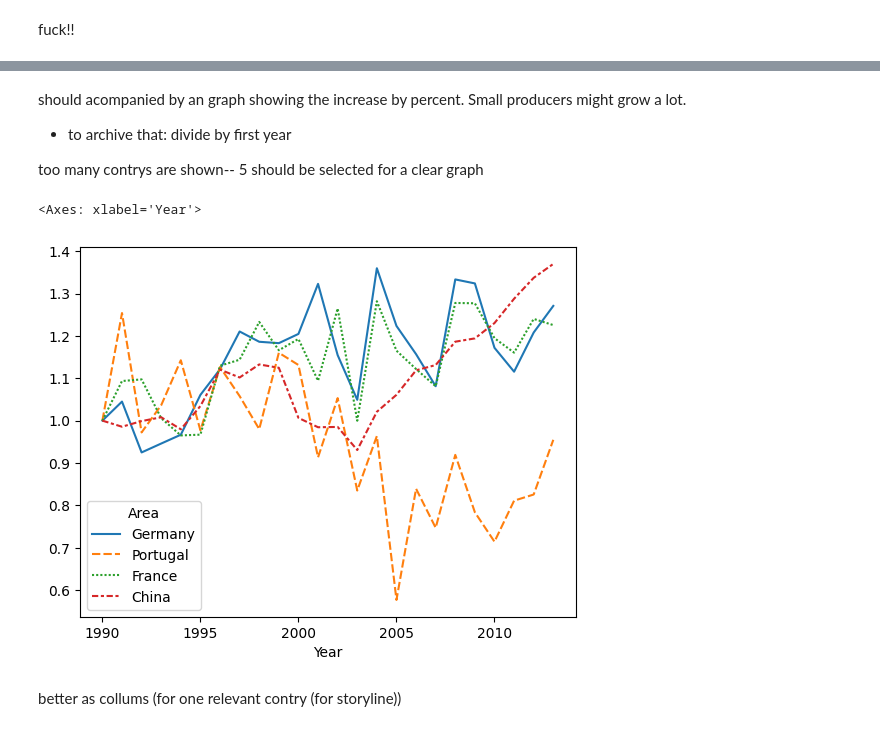
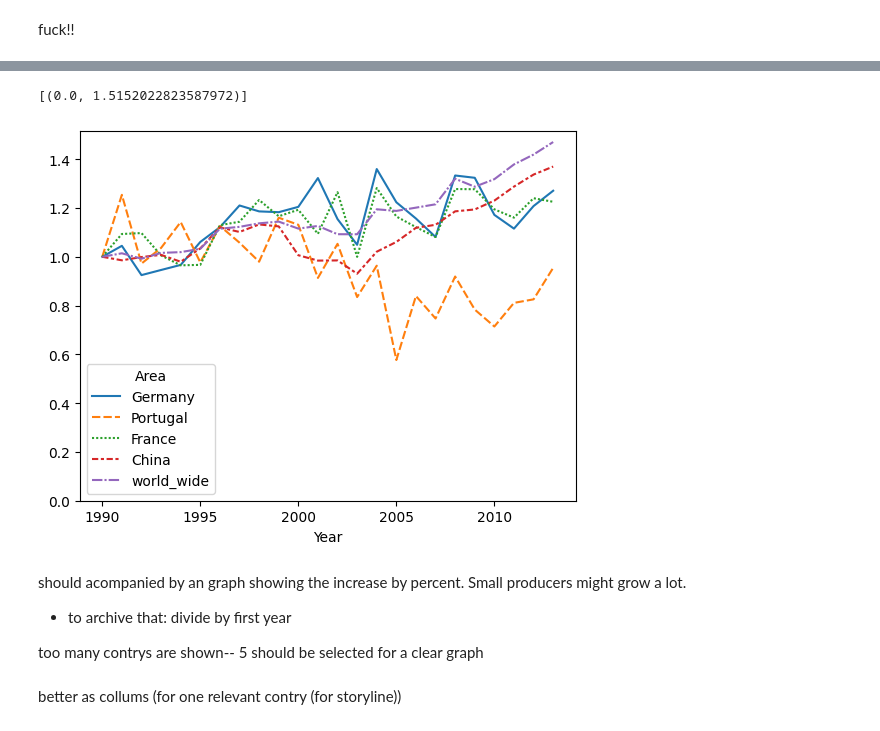
Before and after one commit to LucasJohannsenShadow/AVCD, a Jupyter notebook: working file.ipynb, the cells around one changed output, grey strips where cells are left out. Drawn from its saved outputs; the diff is of its cells as text; code cells hidden in the pictures.

```diff
--- a/working file.ipynb
+++ b/working file.ipynb
@@ -294,14 +256,14 @@ sns.lineplot(data=merged_cereal_wide[["Germany", "Portugal", "France", "China"]]
+# %%
+merged_cereal_wide_div = merged_cereal_wide.div(merged_cereal_wide.iloc[0])
+p1 = sns.lineplot(data = merged_cereal_wide_div[["Germany", "Portugal", "France", "China", "world_wide"]])
+p1.set(ylim=(0))
+# %% [output]
+[(0.0, 1.5152022823587972)]
+[figure, added]
 # %% [markdown]
 should acompanied by an graph showing the increase by percent. Small producers might grow a lot.
 -   to archive that: divide by first year
 
 too many contrys are shown-- 5 should be selected for a clear graph
-# %%
-merged_cereal_wide_div = merged_cereal_wide.div(merged_cereal_wide.iloc[0])
-
-sns.lineplot(data = merged_cereal_wide_div[["Germany", "Portugal", "France", "China"]])
-# %% [output]
-<Axes: xlabel='Year'>
-[figure, removed]
 # %% [markdown]
 better as collums (for one relevant contry (for storyline))
```
Also changed, not shown: parts of 15 cells of this notebook.
